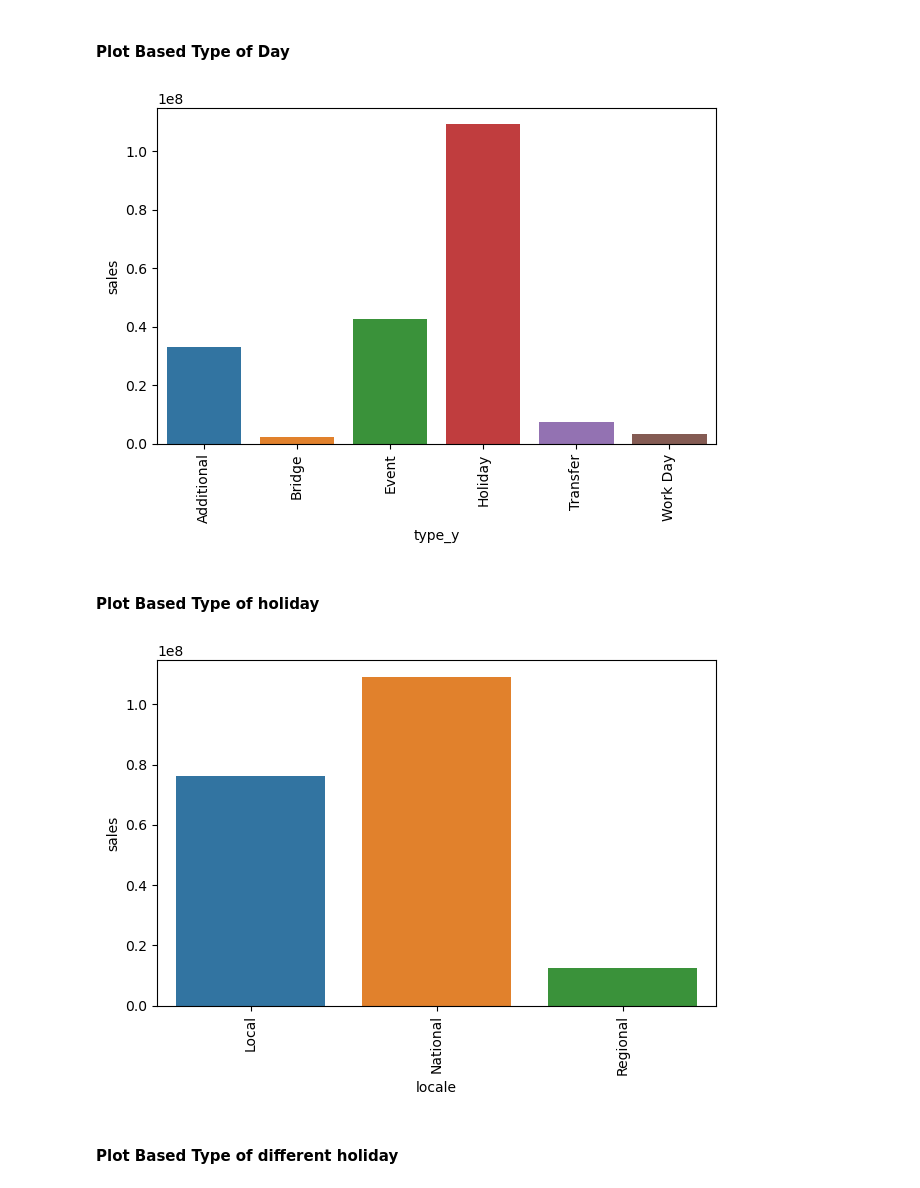
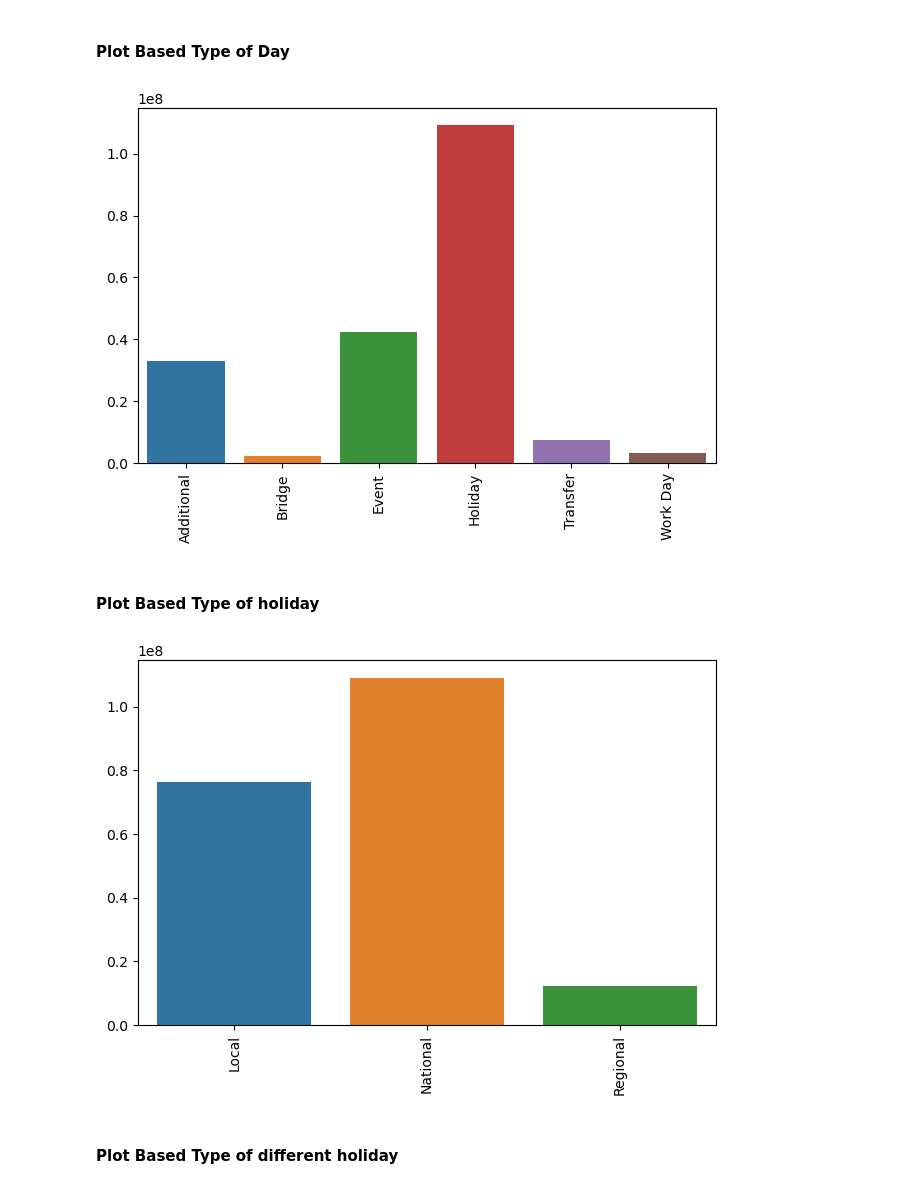
Before and after one commit to Techn08055/Sales_Forcast, a Jupyter notebook: First_Cycle.ipynb, the cells around one changed output. Saved outputs shown, nothing was run; the diff lists cells and outputs as text; code cells hidden in the pictures.

```diff
--- a/First_Cycle.ipynb
+++ b/First_Cycle.ipynb
@@ -440,21 +433,21 @@ Name: locale, dtype: int64
 # %%
 grouped_data = df.groupby('type_y')['sales'].sum()
 grouped_data = pd.DataFrame(grouped_data).reset_index()
-sns.barplot(data=grouped_data,  x='type_y', y='sales')
+sns.barplot(x=grouped_data['type_y'].values.tolist(), y=grouped_data['sales'].values.tolist())
 plt.xticks(rotation=90)
 plt.tight_layout()
 # %% [output]
-[figure, old version]
+[figure, new version]
 # %% [markdown]
 #### Plot Based Type of holiday
 # %%
 grouped_data = df.groupby('locale')['sales'].sum()
 grouped_data = pd.DataFrame(grouped_data).reset_index()
-sns.barplot(data=grouped_data,  x='locale', y='sales')
+sns.barplot(x=grouped_data['locale'].values.tolist(), y=grouped_data['sales'].values.tolist())
 plt.xticks(rotation=90)
 plt.tight_layout()
 # %% [output]
-[figure, old version]
+[figure, new version]
 # %% [markdown]
 #### Plot Based Type of different holiday
 # %%
```
Also changed, not shown: parts of 14 cells of this notebook.
